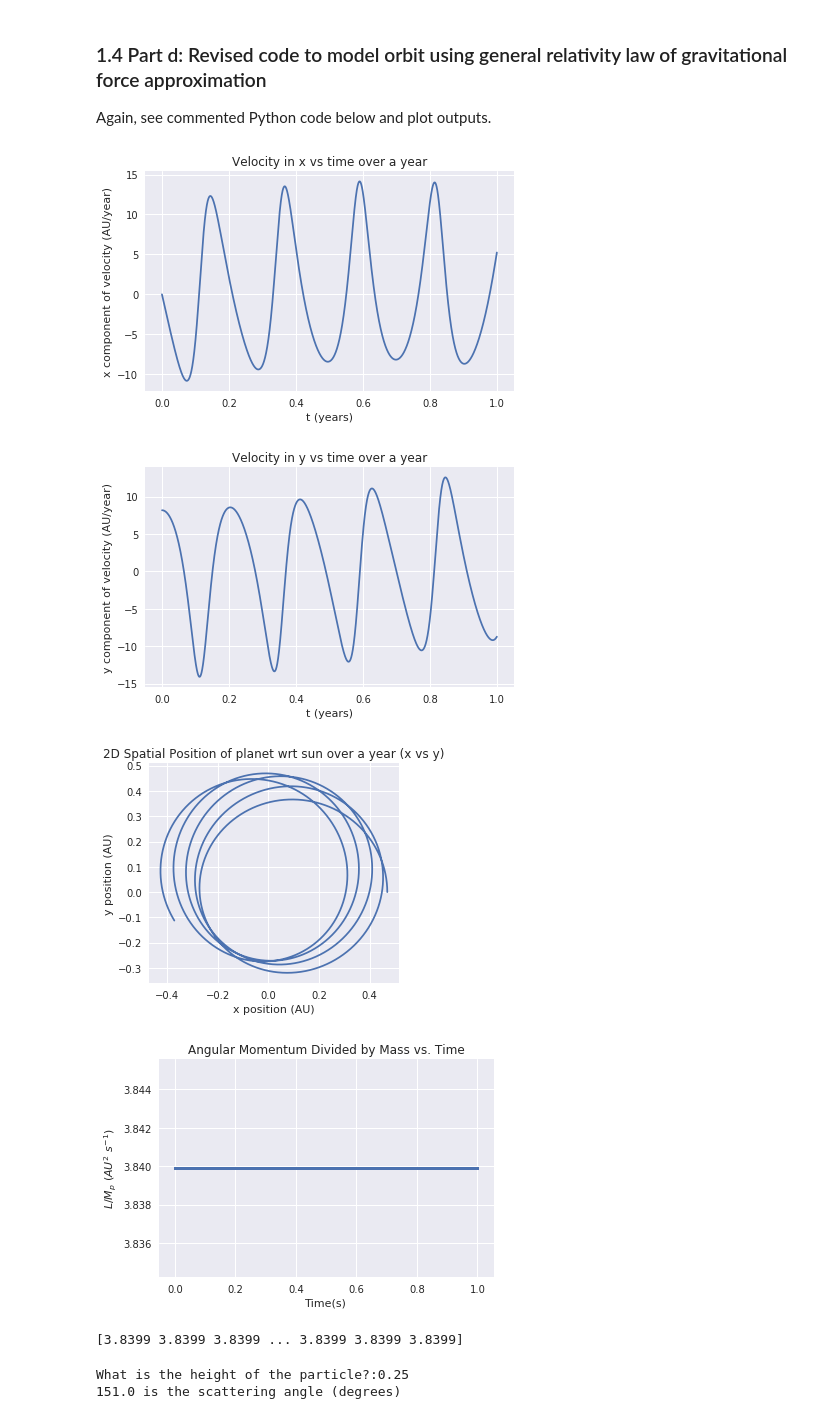
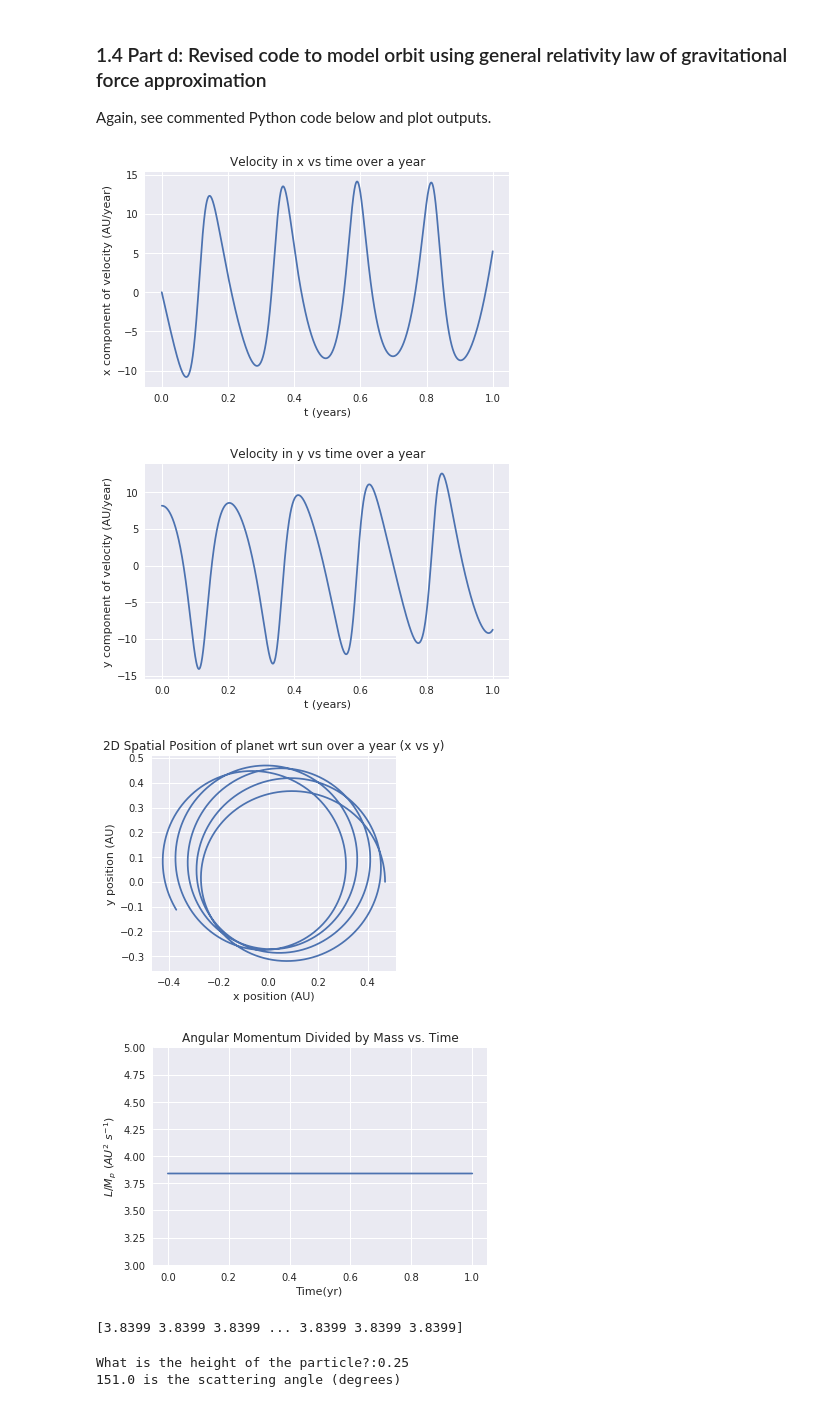
Before and after one commit to andrewkhardy/PHY-407, a Jupyter notebook: PHY407_Lab01.ipynb, the cells around one changed output. Saved outputs shown, nothing was run; the diff lists cells and outputs as text; code cells hidden in the pictures.

```diff
--- a/PHY407_Lab01.ipynb
+++ b/PHY407_Lab01.ipynb
@@ -160,6 +161,14 @@ print(L)
 # %% [markdown]
 ### 1.4 Part d: Revised code to model orbit using general relativity law of gravitational force approximation
 Again, see commented Python code below and plot outputs.
+# %%
+#4. Instantiate empty arrays for x, y, v_x, v_y to preallocate memory
+x_GR = np.zeros(num)
+y_GR = np.zeros(num)
+Vx_GR = np.zeros(num)
+Vy_GR = np.zeros(num)
+r_GR = np.zeros(num)
+L_GR = np.zeros(num)
 # %%
 #5. (GR) Numerical integration (Euler-Cromer method) GENERAL RELATIVITY
 #storing the initial conditions in the first entry of arrays to hold position and velocity data before numerical integration
@@ -172,13 +181,14 @@ L_GR[0] = np.sqrt((x_GR[0]*Vy_GR[0]-y_GR[0]*Vx_GR[0])**2)  # angular momentum ma
 alpha = 0.01 #AU^2
 #NOTE: must only perform numerical integration steps and plotting of results again. Everything else we need is in memory from the Newtonian model.
 #integrate to get position and velocity components
+
 for i in range(num-1):
-    r = np.sqrt(x[i]**2 + y[i]**2)
-    Vx[i+1] = Vx_GR[i] - G*Ms*(1+alpha/r**2)*x_GR[i]*dt/r**3
-    Vy[i+1] = Vy_GR[i] - G*Ms*(1+alpha/r**2)*y_GR[i]*dt/r**3
-    x[i+1] = x_GR[i] + Vx_GR[i+1]*dt
-    y[i+1] = y_GR[i] + Vy_GR[i+1]*dt
-    L[i+1] = np.sqrt((x_GR[i+1]*Vy_GR[i+1]-y_GR[i+1]*Vx_GR[i+1])**2)
+    r_GR = np.sqrt(x_GR[i]**2 + y_GR[i]**2)
+    Vx_GR[i+1] = Vx_GR[i] - G*Ms*(1+alpha/r_GR**2)*x_GR[i]*dt/r_GR**3
+    Vy_GR[i+1] = Vy_GR[i] - G*Ms*(1+alpha/r_GR**2)*y_GR[i]*dt/r_GR**3
+    x_GR[i+1] = x_GR[i] + Vx_GR[i+1]*dt
+    y_GR[i+1] = y_GR[i] + Vy_GR[i+1]*dt
+    L_GR[i+1] = np.sqrt((x_GR[i+1]*Vy_GR[i+1]-y_GR[i+1]*Vx_GR[i+1])**2)
 # %%
 #6. (GR) Plot results of integration
 plt.figure()
@@ -212,22 +222,23 @@ plt.tight_layout()
 
 plt.show()
 # %% [output]
-[figure, old version]
+[figure, new version]
-[figure, old version]
+[figure, new version]
-[figure, old version]
+[figure, new version]
 # %%
 #Check if anglular momentum conserved
 # Note, not considering constant scaling factor of mass
 plt.figure()
-plt.scatter(t, L,s=5)
+plt.plot(t, L_GR)
+plt.ylim(ymin = 3, ymax = 5)
 plt.title('Angular Momentum Divided by Mass vs. Time')
-plt.xlabel('Time(s)')
+plt.xlabel('Time(yr)')
 plt.ylabel('$L/M_p$ ($AU^2$ $s^{-1}$)')
 plt.show()
 
 print(L)
 # %% [output]
-[figure, old version]
+[figure, new version]
 [3.8399 3.8399 3.8399 ... 3.8399 3.8399 3.8399]
 # %%
 # Problem 2 Part A
```
Also changed, not shown: parts of 2 cells of this notebook.
